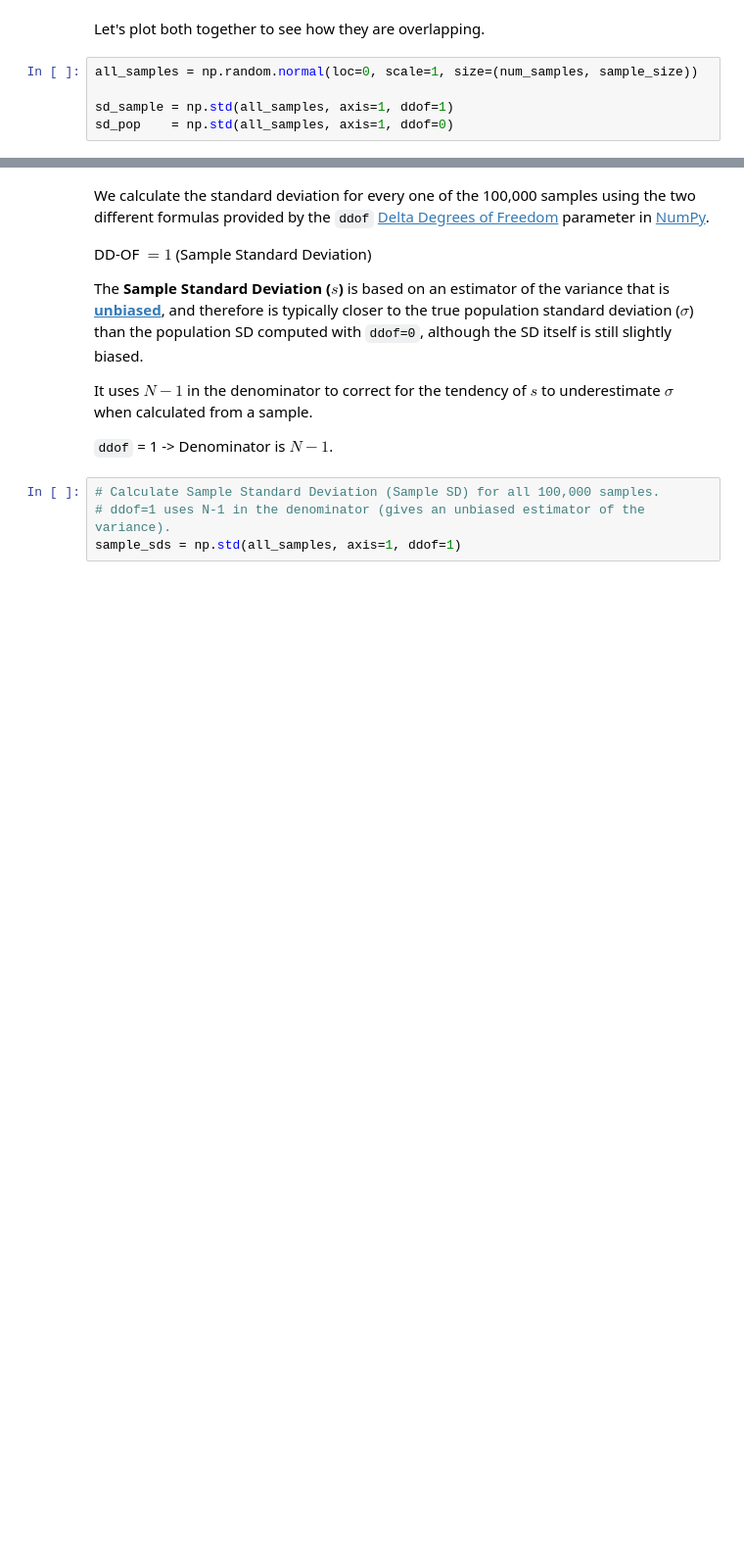
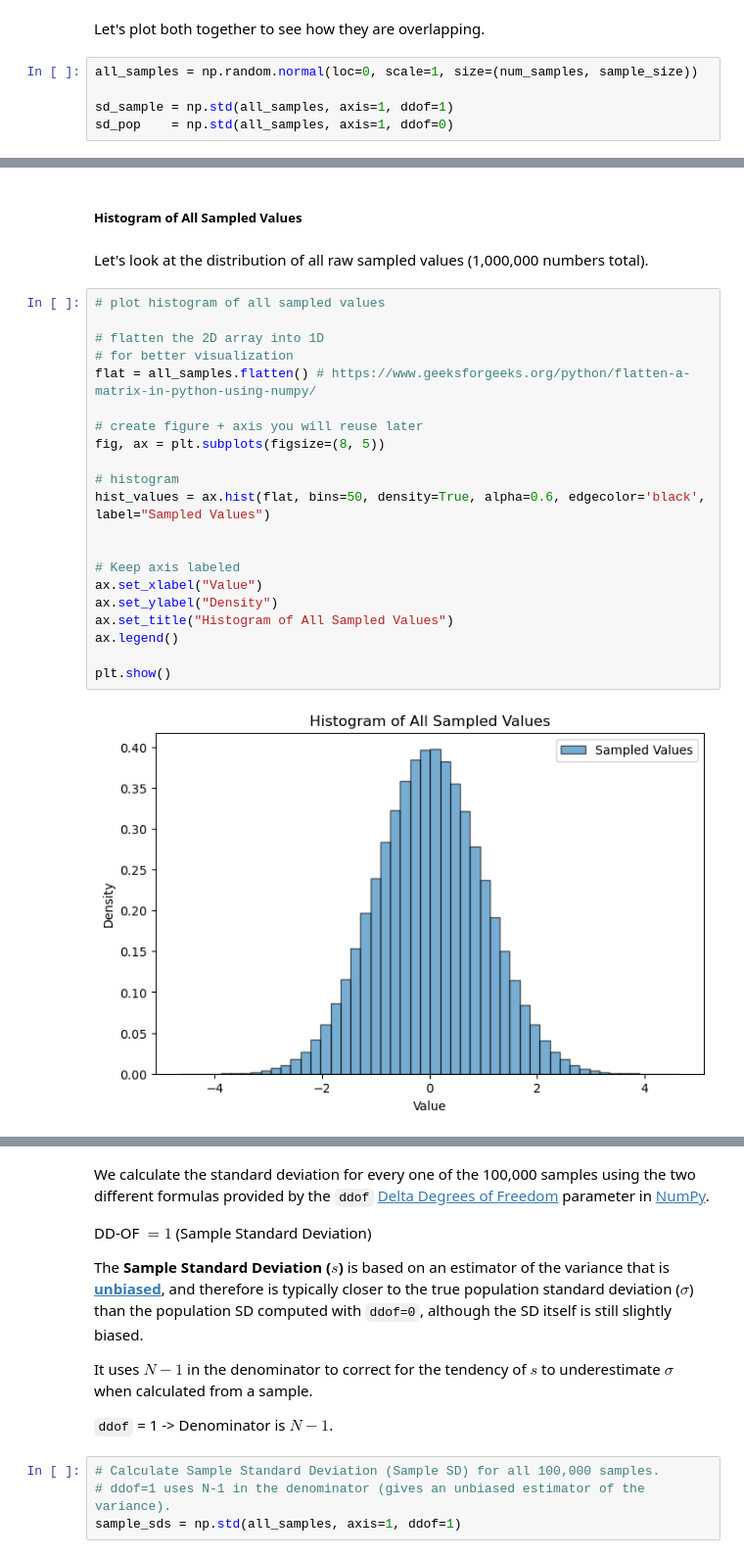
Before and after one commit to mondbr/applied_statistics, a Jupyter notebook: problems.ipynb, the cells around one changed output, grey strips where cells are left out. Shown at 98% size. Cells and saved outputs as stored; diff of their text form; blank space fills up the shorter version.

```diff
--- a/problems.ipynb
+++ b/problems.ipynb
@@ -994,0 +1036,27 @@ plt.show()
+# %% [markdown]
+##### Histogram of All Sampled Values
+# %% [markdown]
+Let's look at the distribution of all raw sampled values (1,000,000 numbers total).
+# %%
+# plot histogram of all sampled values
+
+# flatten the 2D array into 1D
+# for better visualization
+flat = all_samples.flatten() # https://www.geeksforgeeks.org/python/flatten-a-matrix-in-python-using-numpy/
+
+# create figure + axis you will reuse later
+fig, ax = plt.subplots(figsize=(8, 5))
+
+# histogram
+hist_values = ax.hist(flat, bins=50, density=True, alpha=0.6, edgecolor='black', label="Sampled Values")
+
+
+# Keep axis labeled
+ax.set_xlabel("Value")
+ax.set_ylabel("Density")
+ax.set_title("Histogram of All Sampled Values")
+ax.legend()
+
+plt.show()
+# %% [output]
+[figure, added]
```
Also changed, not shown: parts of 42 cells of this notebook, 2 other files.
